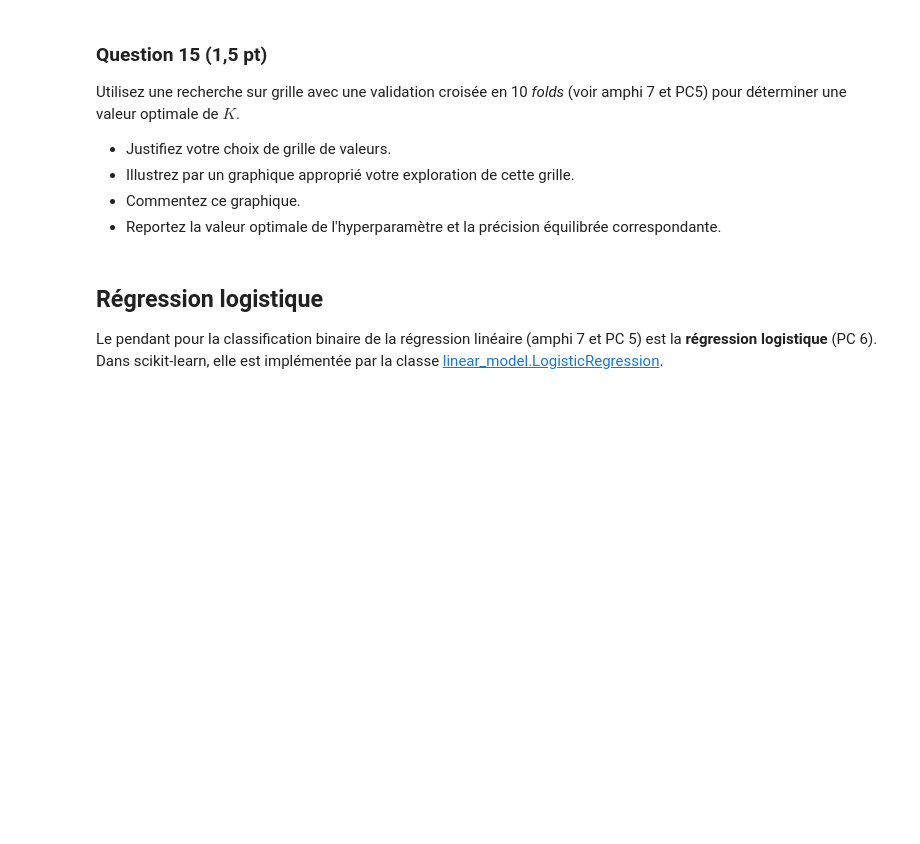
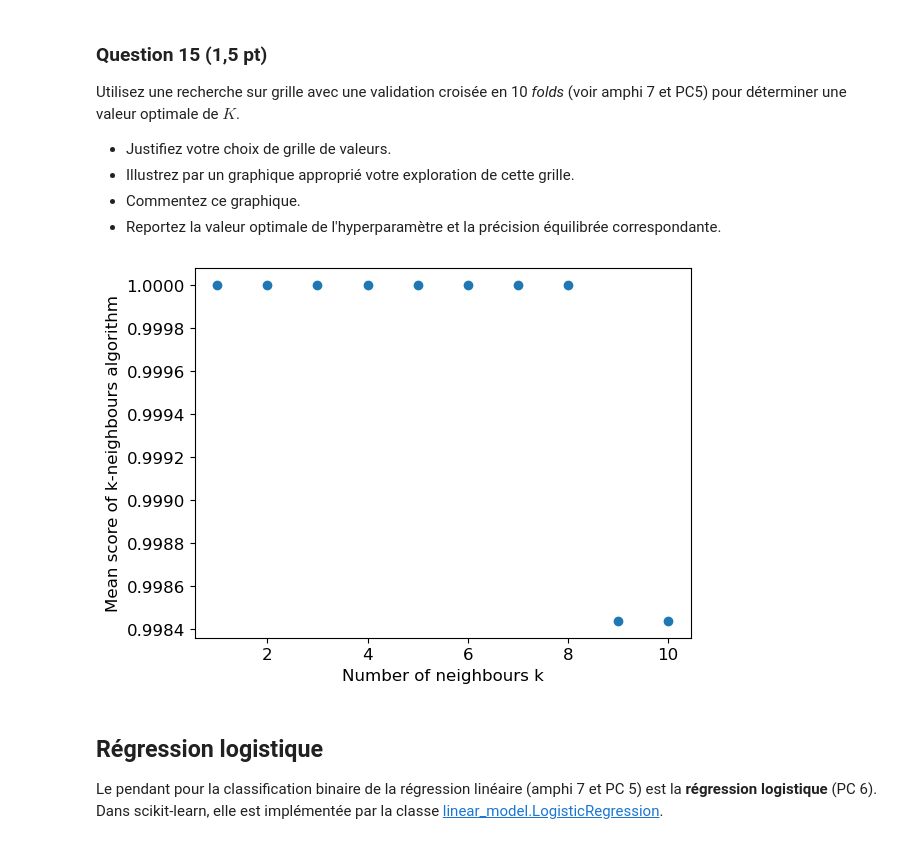
Before and after one commit to Pierre-LouisCOPPENSMines/projet_sdd, a Jupyter notebook: Projet.ipynb, the cells around one changed output. Cells and saved outputs as stored; diff of their text form; code cells hidden in the pictures; blank space fills up the shorter version.

Commit message:
neighbours

```diff
--- a/Projet.ipynb
+++ b/Projet.ipynb
@@ -293,3 +309,28 @@ Quelle précision équilibrée attendez-vous _sur le jeu d'entraînement_ d'un a
 # %% [markdown]
 ### Question 13 (0,5 pt)
 Vérifiez votre réponse sur les données, en utilisant la classe [neighbors.KNeighborsClassifier](https://scikit-learn.org/stable/modules/generated/sklearn.neighbors.KNeighborsClassifier.html).
+# %%
+from sklearn.neighbors import KNeighborsClassifier
+from sklearn.metrics import balanced_accuracy_score
+
+# Normalisation des données d'entraînement
+scaler = preprocessing.StandardScaler().fit(df_train_risk_vs_norisk)
+df_train_risk_vs_norisk = scaler.transform(df_train_risk_vs_norisk)
+
+neighbours = KNeighborsClassifier(n_neighbors=1) # un seul plus proche voisin
+neighbours.fit(df_train_risk_vs_norisk, y_train_risk_vs_norisk)
+
+# Dpréparation des données de test
+df_test = pd.read_csv('./data/donnees_reservees.csv')
+df_test_risk_vs_norisk = df_test.copy()
+# Regrouper les étiquettes 1 et 2
+df_test_risk_vs_norisk['Risque'] = np.where(df_test['Risque']==2, 1, df_test['Risque'])
+# Extraction de l'array d'étiquettes
+y_test_risk_vs_norisk = np.array(df_test_risk_vs_norisk['Risque'], dtype='int')
+# Normalisation des données de test
+scaler = preprocessing.StandardScaler().fit(df_test_risk_vs_norisk)
+df_test_risk_vs_norisk = scaler.transform(df_test_risk_vs_norisk)
+
+# Prédiction
+y_pred = neighbours.predict(df_test_risk_vs_norisk)
+print(f'Précision équilibrée pour 1 plus proche voisin : {balanced_accuracy_score(y_test_risk_vs_norisk, y_pred)}')
@@ -307,6 +354,25 @@ Utilisez une recherche sur grille avec une validation croisée en 10 _folds_ (vo
 * Illustrez par un graphique approprié votre exploration de cette grille.
 * Commentez ce graphique.
 * Reportez la valeur optimale de l'hyperparamètre et la précision équilibrée correspondante.
+# %%
+from sklearn.model_selection import cross_val_score
+
+K = [k for k in range(1,11)]
+mean_scores = []
+for k in range (1,11):
+    # cv=10 for 10-fold validation
+    mean_scores.append(cross_val_score(KNeighborsClassifier(n_neighbors=k),
+                                       df_train_risk_vs_norisk,
+                                       y_train_risk_vs_norisk,
+                                       scoring='balanced_accuracy',
+                                       cv=10).mean())
+
+plt.scatter(K,mean_scores)
+plt.xlabel('Number of neighbours k')
+plt.ylabel('Mean score of k-neighbours algorithm')
+plt.show()
+# %% [output]
+[figure, added]
 # %% [markdown]
 ## Régression logistique
 Le pendant pour la classification binaire de la régression linéaire (amphi 7 et PC 5) est la __régression logistique__ (PC 6). Dans scikit-learn, elle est implémentée par la classe [linear_model.LogisticRegression](https://scikit-learn.org/stable/modules/generated/sklearn.linear_model.LogisticRegression.html).
```
Also changed, not shown: parts of 8 cells of this notebook.
